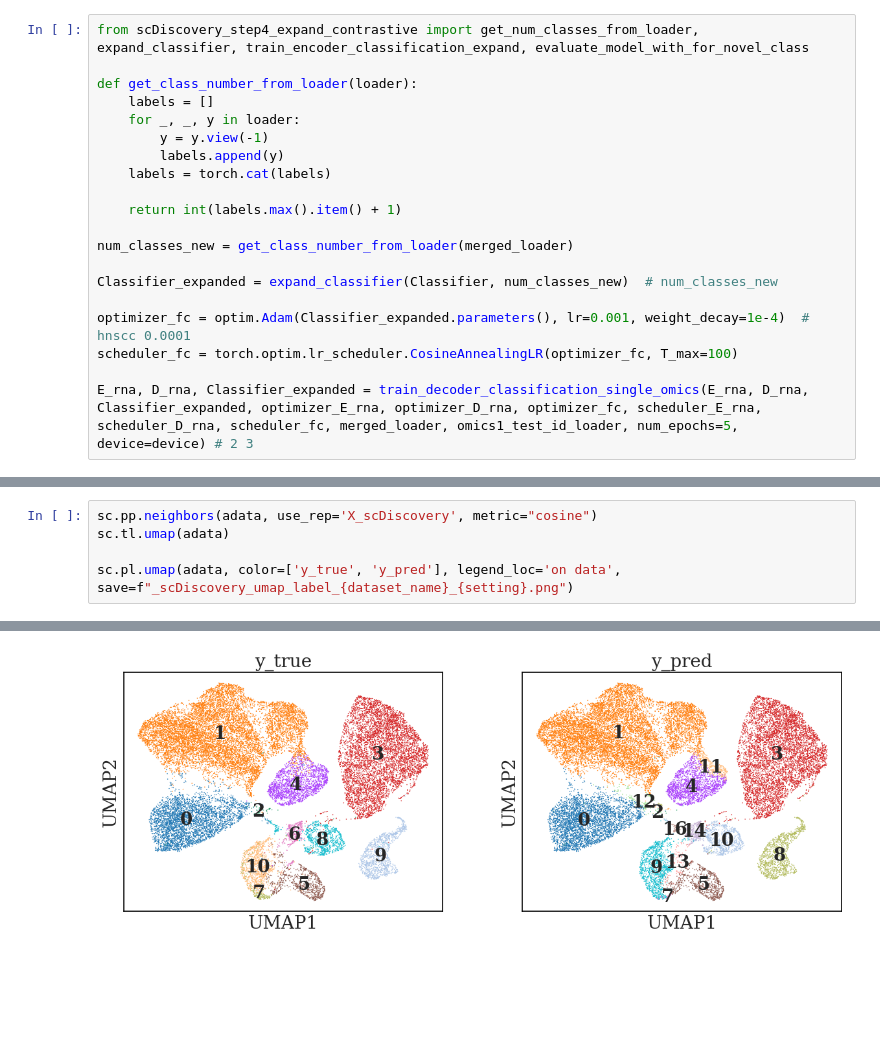
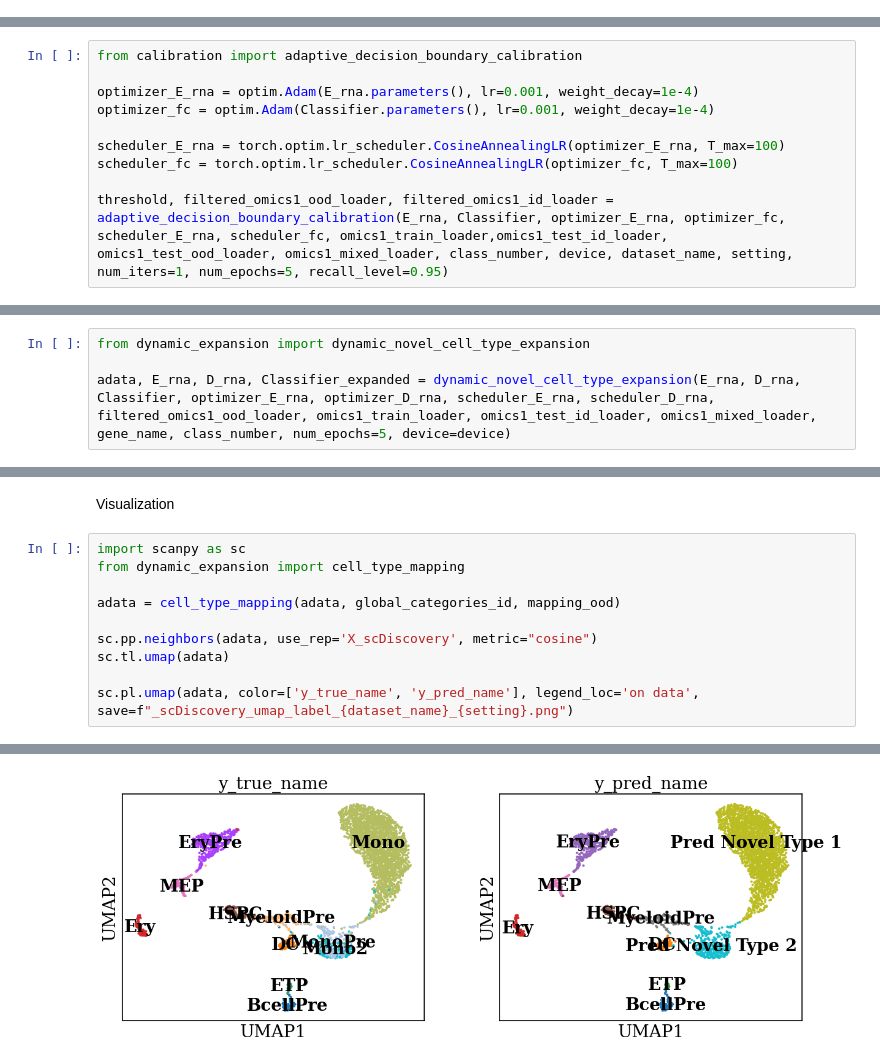
Before and after one commit to Hzh-ml/scDiscovery, a Jupyter notebook: scDiscovery.ipynb, the cells around one changed output, grey strips where cells are left out. Drawn from its saved outputs; the diff is of its cells as text; blank space fills up the shorter version.

```diff
--- a/scDiscovery.ipynb
+++ b/scDiscovery.ipynb
@@ -722,20 +74,0 @@ torch.Size([2000])
-# %%
-from scDiscovery_step4_expand_contrastive import get_num_classes_from_loader, expand_classifier, train_encoder_classification_expand, evaluate_model_with_for_novel_class
-
-def get_class_number_from_loader(loader):
-    labels = []
-    for _, _, y in loader:
-        y = y.view(-1)
-        labels.append(y)
-    labels = torch.cat(labels)
-
-    return int(labels.max().item() + 1)
-
-num_classes_new = get_class_number_from_loader(merged_loader)
-
-Classifier_expanded = expand_classifier(Classifier, num_classes_new)  # num_classes_new
-
-optimizer_fc = optim.Adam(Classifier_expanded.parameters(), lr=0.001, weight_decay=1e-4)  # hnscc 0.0001
-scheduler_fc = torch.optim.lr_scheduler.CosineAnnealingLR(optimizer_fc, T_max=100)
-
-E_rna, D_rna, Classifier_expanded = train_decoder_classification_single_omics(E_rna, D_rna, Classifier_expanded, optimizer_E_rna, optimizer_D_rna, optimizer_fc, scheduler_E_rna, scheduler_D_rna, scheduler_fc, merged_loader, omics1_test_id_loader, num_epochs=5, device=device) # 2 3
@@ -857,0 +77,10 @@ AnnData object with n_obs × n_vars = 26071 × 2000
+# %%
+from calibration import adaptive_decision_boundary_calibration
+
+optimizer_E_rna = optim.Adam(E_rna.parameters(), lr=0.001, weight_decay=1e-4)
+optimizer_fc = optim.Adam(Classifier.parameters(), lr=0.001, weight_decay=1e-4)
+
+scheduler_E_rna = torch.optim.lr_scheduler.CosineAnnealingLR(optimizer_E_rna, T_max=100)
+scheduler_fc = torch.optim.lr_scheduler.CosineAnnealingLR(optimizer_fc, T_max=100)
+
+threshold, filtered_omics1_ood_loader, filtered_omics1_id_loader = adaptive_decision_boundary_calibration(E_rna, Classifier, optimizer_E_rna, optimizer_fc, scheduler_E_rna, scheduler_fc, omics1_train_loader,omics1_test_id_loader, omics1_test_ood_loader, omics1_mixed_loader, class_number, device, dataset_name, setting, num_iters=1, num_epochs=5, recall_level=0.95)
@@ -857,0 +97,4 @@ AnnData object with n_obs × n_vars = 26071 × 2000
+# %%
+from dynamic_expansion import dynamic_novel_cell_type_expansion
+
+adata, E_rna, D_rna, Classifier_expanded = dynamic_novel_cell_type_expansion(E_rna, D_rna, Classifier, optimizer_E_rna, optimizer_D_rna, scheduler_E_rna, scheduler_D_rna, filtered_omics1_ood_loader, omics1_train_loader, omics1_test_id_loader, omics1_mixed_loader, gene_name, class_number, num_epochs=5, device=device)
@@ -858,6 +135,13 @@ AnnData object with n_obs × n_vars = 26071 × 2000
+# %% [markdown]
+Visualization
 # %%
+import scanpy as sc
+from dynamic_expansion import cell_type_mapping
+
+adata = cell_type_mapping(adata, global_categories_id, mapping_ood)
+
 sc.pp.neighbors(adata, use_rep='X_scDiscovery', metric="cosine")
 sc.tl.umap(adata)
 
-sc.pl.umap(adata, color=['y_true', 'y_pred'], legend_loc='on data', save=f"_scDiscovery_umap_label_{dataset_name}_{setting}.png")
+sc.pl.umap(adata, color=['y_true_name', 'y_pred_name'], legend_loc='on data', save=f"_scDiscovery_umap_label_{dataset_name}_{setting}.png")
 # %% [output]
@@ -865 +149 @@ WARNING: saving figure to file figures/umap_scDiscovery_umap_label_Mouse-MOp-RNA
-[figure, old version]
+[figure, new version]
```
Also changed, not shown: parts of 29 cells of this notebook, 40 other files.
